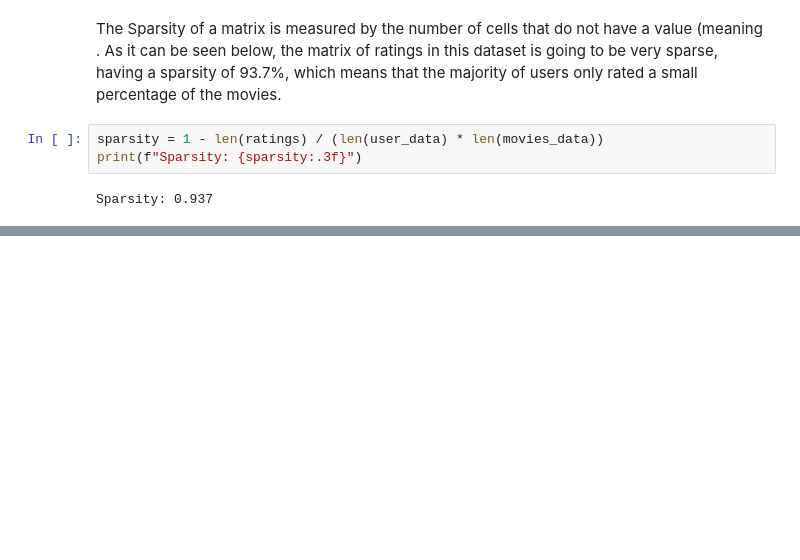
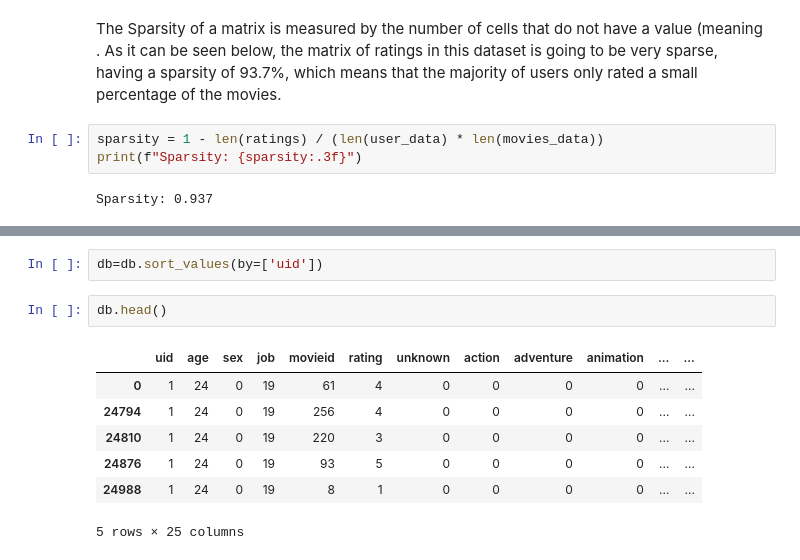
Before and after one commit to PFig420/ED_Movie_Recommender_Similarity, a Jupyter notebook: RecomendationSystem.ipynb, the cells around one changed output, grey strips where cells are left out. Drawn from its saved outputs; the diff is of its cells as text; blank space fills up the shorter version.

```diff
--- a/RecomendationSystem.ipynb
+++ b/RecomendationSystem.ipynb
@@ -64,0 +166,12 @@ Sparsity: 0.937
+# %%
+db=db.sort_values(by=['uid'])
+# %%
+db.head()
+# %% [output]
+|  | uid | age | sex | job | movieid | rating | unknown | action | adventure | animation | ... | ... |
+| 0 | 1 | 24 | 0 | 19 | 61 | 4 | 0 | 0 | 0 | 0 | ... | ... |
+| 24794 | 1 | 24 | 0 | 19 | 256 | 4 | 0 | 0 | 0 | 0 | ... | ... |
+| 24810 | 1 | 24 | 0 | 19 | 220 | 3 | 0 | 0 | 0 | 0 | ... | ... |
+| 24876 | 1 | 24 | 0 | 19 | 93 | 5 | 0 | 0 | 0 | 0 | ... | ... |
+| 24988 | 1 | 24 | 0 | 19 | 8 | 1 | 0 | 0 | 0 | 0 | ... | ... |
+5 rows × 25 columns
```
Also changed, not shown: parts of 32 cells of this notebook.
